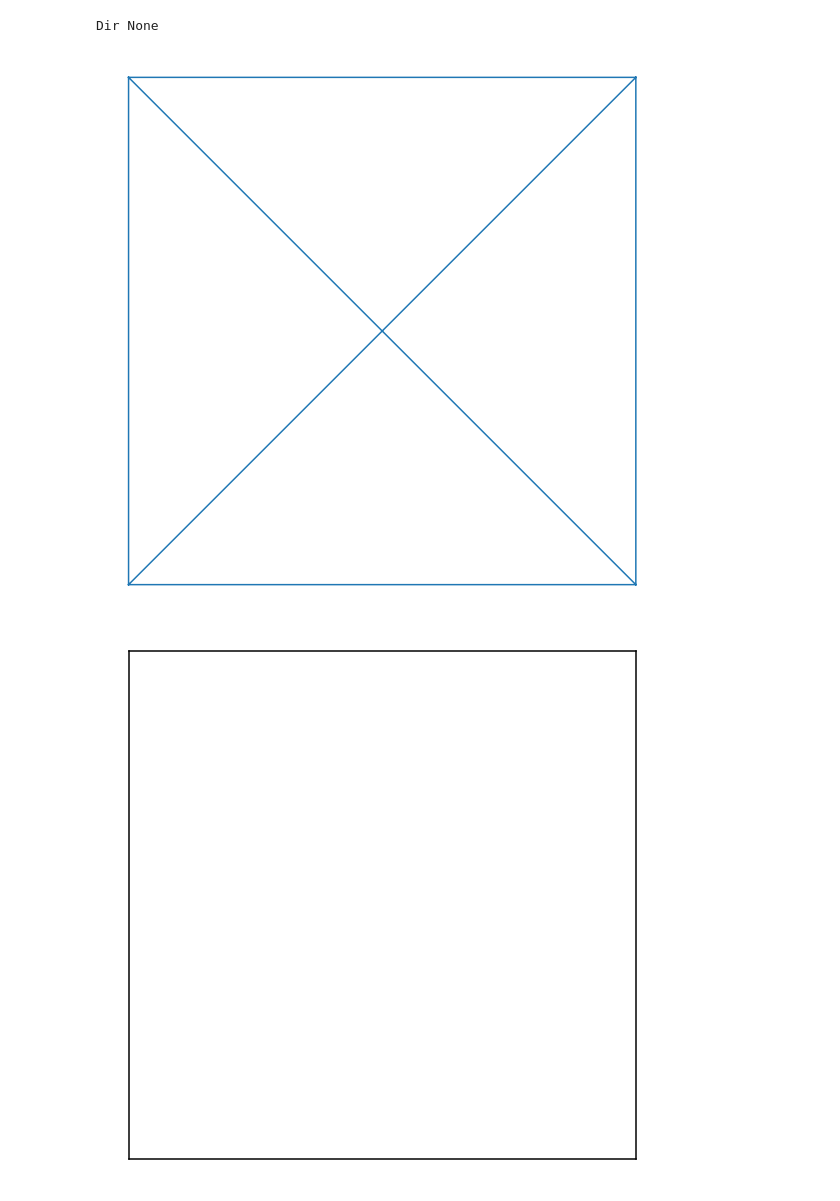
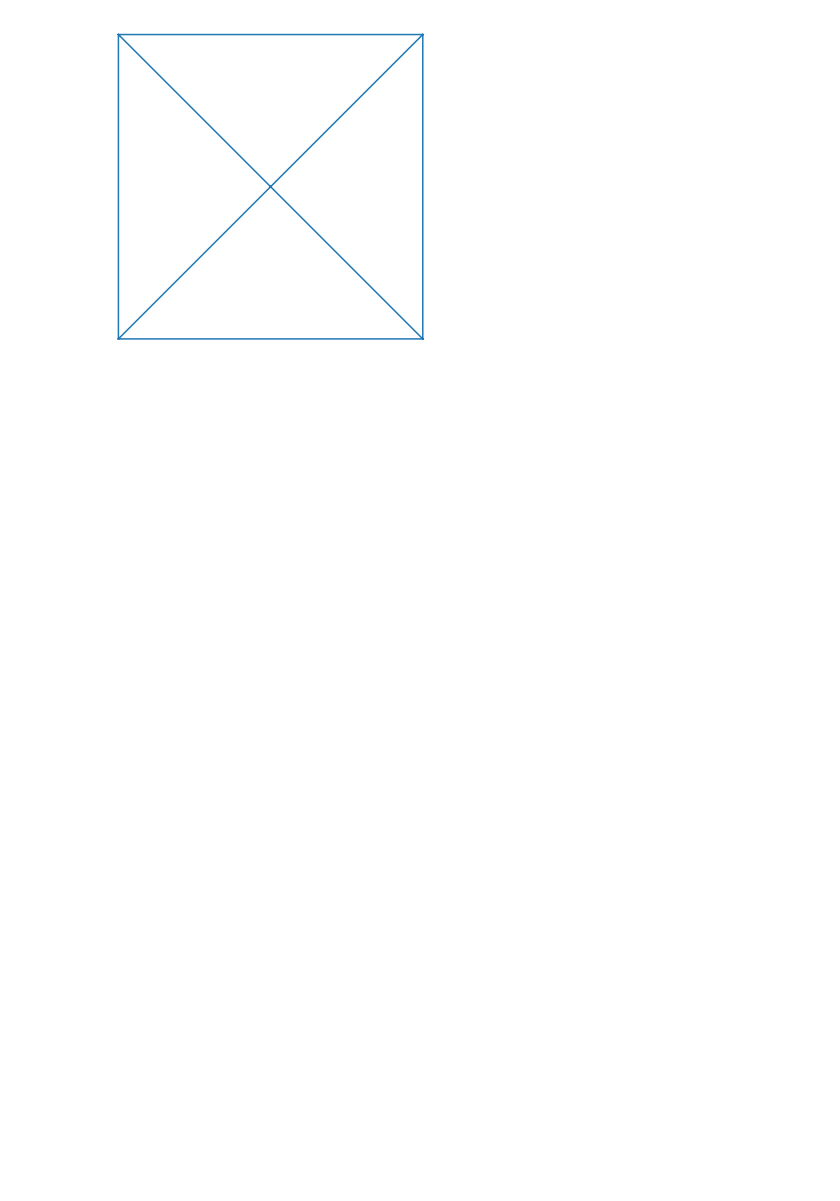
Before and after one commit to ManuelSanchezUribe/IMT3810, a Jupyter notebook: GMSH - TRIANGULATION.ipynb, the cells around one changed output. Cells and saved outputs as stored; diff of their text form; code cells hidden in the pictures; blank space fills up the shorter version.

```diff
--- a/GMSH - TRIANGULATION.ipynb
+++ b/GMSH - TRIANGULATION.ipynb
@@ -86,7 +86,7 @@ def readmesh(filename):
 def plotgmsh(points, cells):
     import matplotlib.pyplot as plt
 
-    plt.figure(figsize=(10,10))
+    plt.figure(figsize=(6,6))
     plt.triplot(points[:,0], points[:,1], triangles= cells)
     plt.gca().set_aspect("equal", "datalim")
     plt.axis("off")
@@ -106,18 +106,16 @@ def plotboundarygmsh(points, Boundary):
 # %%
 
 # Simple mesh
 X = np.array([[0,0],[1,0],[0.5,0.5],[0,1],[1,1]])
 Ele = np.array([[0,1,2],[0,2,3],[1,4,2],[2,4,3]])
 
 Th = triangulation2DFEM(X, Ele)
 # plot the mesh
 plotgmsh(Th.Coordinates, Th.Elements)
 # Plot of the boundary
-plotboundarygmsh(Th.Coordinates,Th.BoundaryEdges)
+#plotboundarygmsh(Th.Coordinates,Th.BoundaryEdges)
 # %% [output]
-Dir None
-[figure, old version]
+[figure, new version]
-[figure, removed]
 # %%
 Th_L = readmesh('Lshapeddomain1')
 # plot the mesh
```
Also changed, not shown: parts of 3 cells of this notebook.
